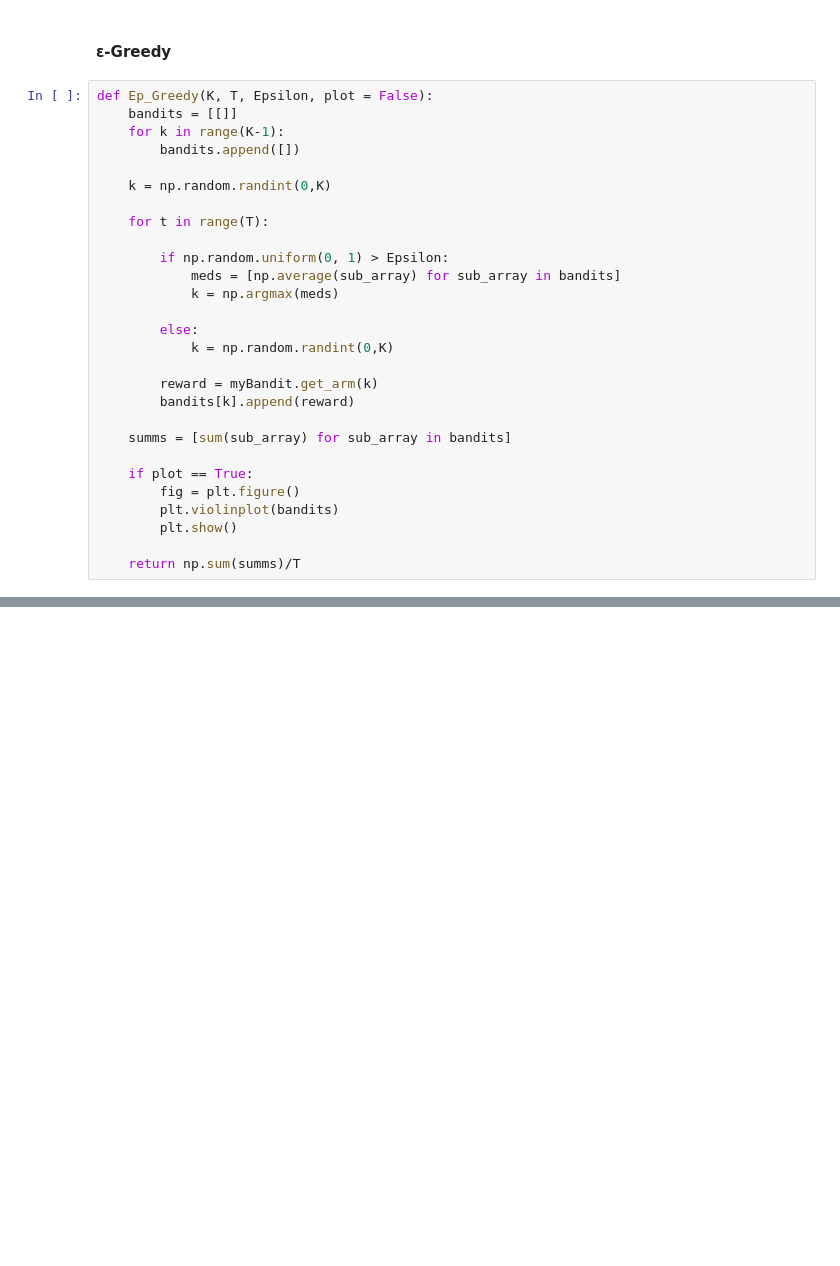
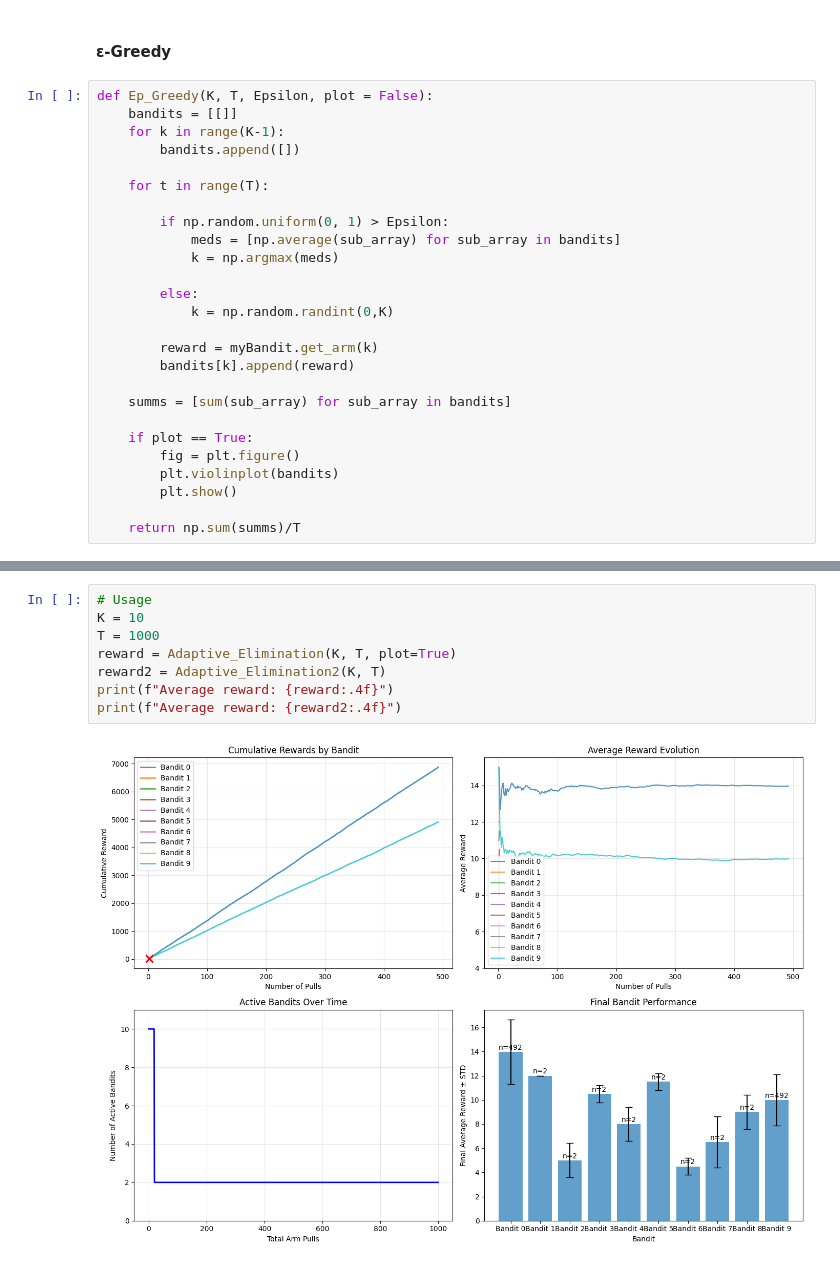
Before and after one commit to RodrigoFernandes-DA/TPs_Univ, a Jupyter notebook: RL/TP1_.ipynb, the cells around one changed output, grey strips where cells are left out. Cells and saved outputs as stored; diff of their text form; blank space fills up the shorter version.

```diff
--- a/RL/TP1_.ipynb
+++ b/RL/TP1_.ipynb
@@ -86,8 +94,6 @@ def Ep_Greedy(K, T, Epsilon, plot = False):
     bandits = [[]]
     for k in range(K-1):
         bandits.append([])
-
-    k = np.random.randint(0,K)
 
     for t in range(T):
 
@@ -133,0 +350,10 @@ plt.show()
+# %%
+# Usage
+K = 10
+T = 1000
+reward = Adaptive_Elimination(K, T, plot=True)
+reward2 = Adaptive_Elimination2(K, T)
+print(f"Average reward: {reward:.4f}")
+print(f"Average reward: {reward2:.4f}")
+# %% [output]
+[figure, added]
```
Also changed, not shown: parts of 11 cells of this notebook.
